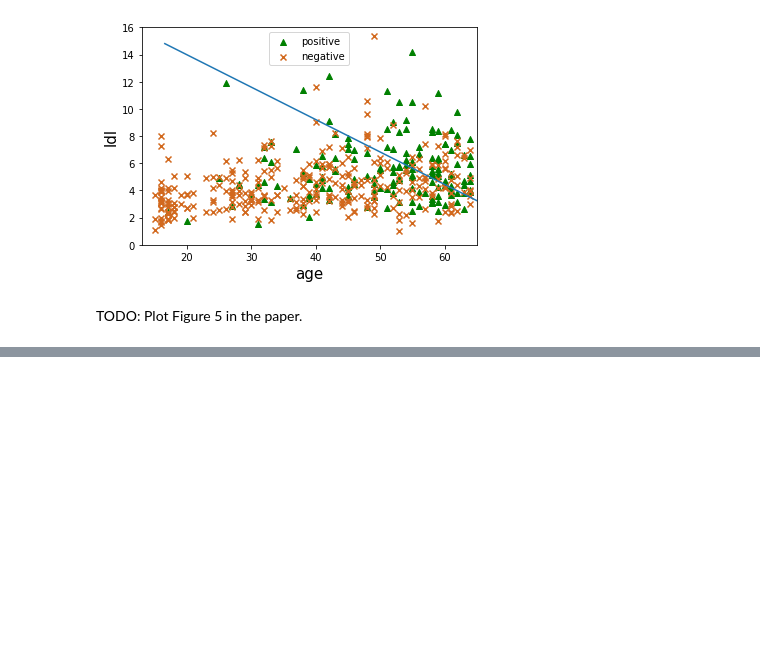
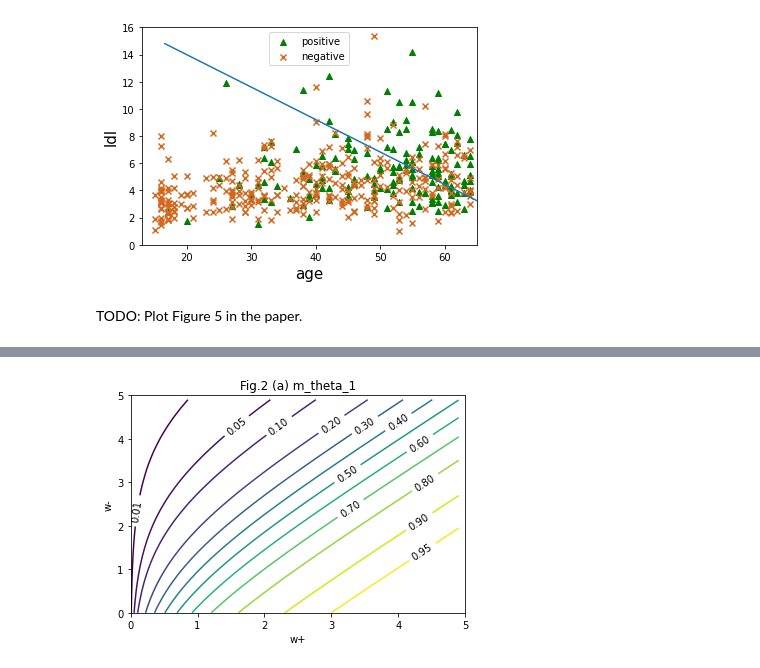
Before and after one commit to evidentiallab/Lunde_Chen_NN_Belief_Reproduction, a Jupyter notebook: NNBeliefWithSklearn.ipynb, the cells around one changed output, grey strips where cells are left out. Saved outputs shown, nothing was run; the diff lists cells and outputs as text; code cells hidden in the pictures; blank space fills up the shorter version.

```diff
--- a/LundeSklearn.ipynb
+++ b/NNBeliefWithSklearn.ipynb
@@ -416,0 +477,24 @@ alpha= -0.3306306
+# %%
+# (Equ.20a)
+def mass_function_for_class_one(W_pos, W_neg):
+    ka = (1 - np.exp(-1 * W_pos)) * (1 - np.exp(-1 * W_neg))
+    m_theta_one = (1 - np.exp(-1 * W_pos)) * np.exp(-1 * W_neg) / (1 - ka)
+    return m_theta_one
+
+feature_x = np.arange(0, 5, 0.1)
+feature_y = np.arange(0, 5, 0.1)
+[grid_X, grid_Y] = np.meshgrid(feature_x, feature_y)
+fig, ax = plt.subplots(1, 1)
+Z = mass_function_for_class_one(grid_X, grid_Y)
+ct = ax.contour(grid_X,
+    grid_Y, Z, [0.01, 0.05, 0.1, 0.2, 0.3, 0.4, 0.5, 0.6, 0.7, 0.8, 0.9, 0.95])
+ax.clabel(ct, colors = 'k', fmt = '%2.2f', fontsize=10)
+ax.set_title('Fig.2 (a) m_theta_1')
+ax.set_xlabel('w+')
+ax.set_ylabel('w-')
+plt.xlim([0, 5])
+plt.ylim([0, 5])
+
+plt.show()
+# %% [output]
+[figure, added]
```
Also changed, not shown: parts of 5 cells of this notebook, 1 other file.
